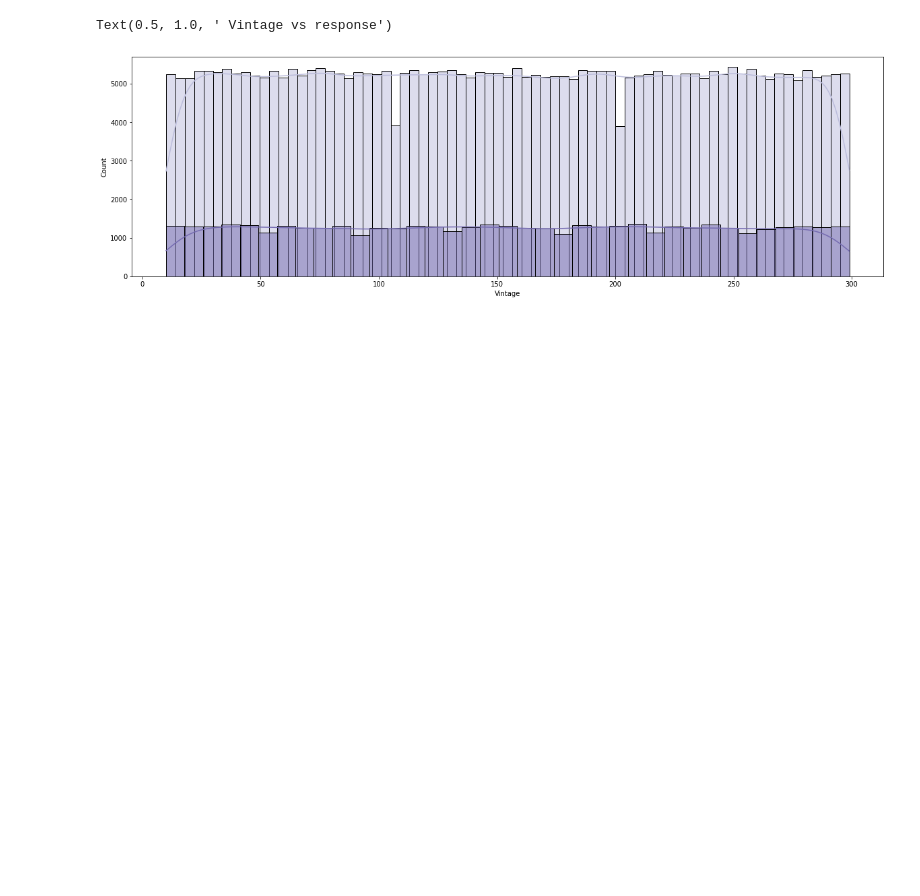
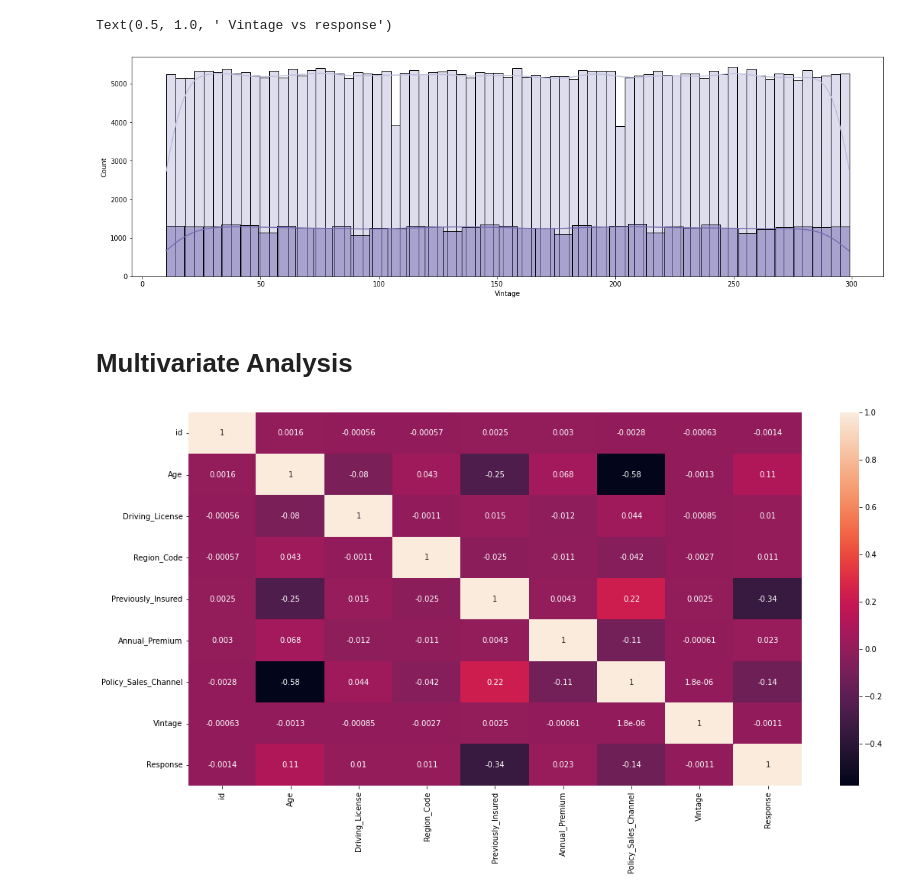
Before and after one commit to ajitpadole/HEALTH-INSURANCE-CROSS-SEAL-PREDICTION, a Jupyter notebook: HEALTH_INSURANCE_CROSS_SELL_PREDICTION.ipynb, the cells around one changed output. Cells and saved outputs as stored; diff of their text form; code cells hidden in the pictures; blank space fills up the shorter version.

```diff
--- a/HEALTH_INSURANCE_CROSS_SELL_PREDICTION.ipynb
+++ b/HEALTH_INSURANCE_CROSS_SELL_PREDICTION.ipynb
@@ -294,3 +288,11 @@ axes[1].set_title(' Vintage vs response')
 # %% [output]
 Text(0.5, 1.0, ' Vintage vs response')
 [figure]
+# %% [markdown]
+# **Multivariate Analysis**
+# %%
+# plot heatmap to find correlation
+plt.figure(figsize=(18,9))
+ax= sns.heatmap(df.corr(),annot=True)
+# %% [output]
+[figure, added]
```
Also changed, not shown: parts of 16 cells of this notebook.
